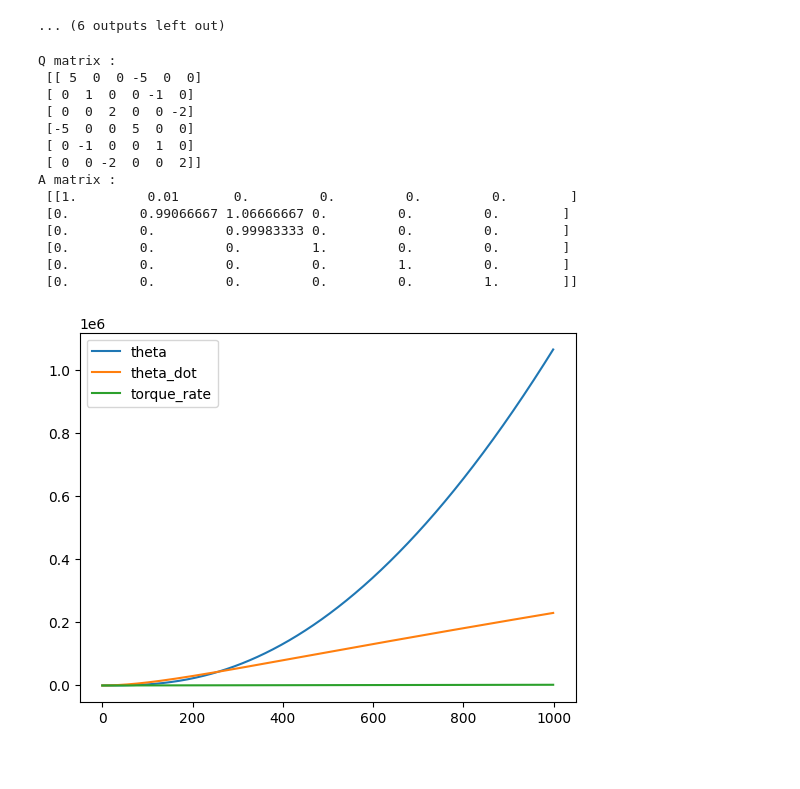
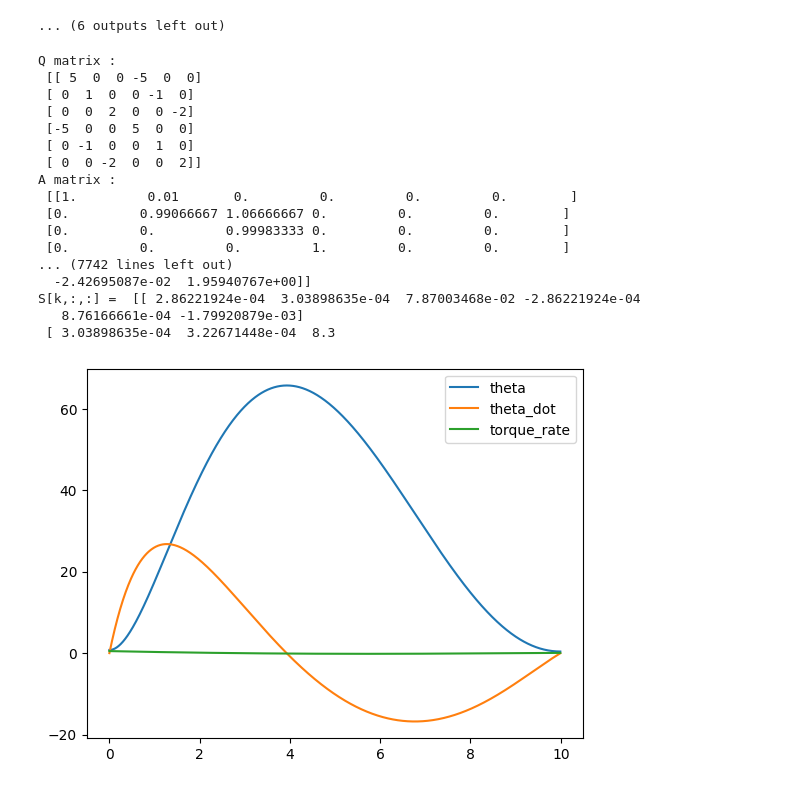
Before and after one commit to AcaAac/Neuroscience-EPL, a Jupyter notebook: Project_1_Stochastic_Optimal_Control_V2.ipynb, the cells around one changed output. Saved outputs shown, nothing was run; the diff lists cells and outputs as text; code cells hidden in the pictures.

Commit message:
one joint theta

```diff
--- a/Project_1_Stochastic_Optimal_Control_V2.ipynb
+++ b/Project_1_Stochastic_Optimal_Control_V2.ipynb
@@ -203,66 +203,73 @@ T = 0.5
 dt = 0.01
 
 Qk = np.zeros((6,6))
-R = 1
+R = 0.0001
 # weight matrix for one joint
 Q = np.array([5,0,0,-5,0,0,0,1,0,0,-1,0,0,0,2,0,0,-2,-5,0,0,5,0,0,0,-1,0,0,1,0,0,0,-2,0,0,2]).reshape((6,6))
 print("Q matrix : ","\n",Q)
 # since the target is static
 A = np.array([1,dt,0,0,0,0,0,1 - (dt * G/I),1 + dt/I,0,0,0,0,0,1 - dt/tau,0,0,0,
               0,0,0,1,0,0,0,0,0,0,1,0,0,0,0,0,0,1]).reshape((6,6))
-B = np.array([0,0,(dt/tau),1,0,0]).reshape(6,1)
+B = np.array([0,0,(dt/tau),0,0,0]).reshape(6,1)
 print("A matrix : ","\n",A)
 # amount of matrices = amount of time steps
 N = 1000
-S = np.zeros((6,6,N))
-S[:,:, N - 1] = Q
-L = np.zeros((1,6,N))  # Changed L to a 2D array
-
+S = np.zeros((N,6,6))
+S[N-1,:,:] = Q
+L = np.zeros((N,1,6))  # Changed L to a 2D array
+print("FLAG")
 # backward pass
-for k in range(0, N - 1, -1):
-    temp_1 = np.linalg.inv(R + np.matmul(np.matmul(B.T, S[:,:,k + 1]), B))
-    temp_2 = np.matmul(np.matmul(B.T, S[:,:,k + 1]), A)
-    L[:,:,k] = temp_1 * temp_2
-    S[:,:,k] = Qk + np.matmul(np.matmul(A.T, S[:,:,k + 1]), A) - np.matmul(np.matmul(A.T, S[:,:,k + 1]), B) * L[:,:,k]
+for k in range(N-1,0, -1):
+    # print("K = ", k)
+    print("S[k,:,:] = ", S[k,:,:])
+    temp_1 = np.linalg.inv(R + B.T @ S[k,:,:] @ B)
+    temp_2 = B.T @ S[k,:,:] @ A
+    L[k - 1,:,:] = temp_1 @ temp_2
+    S[k - 1,:,:] = Qk + (A.T @ S[k,:,:] @ A) - (A.T @ S[k,:,:] @ B) * L[k - 1,:,:]
 
 # forward pass
 # are the "A" and "B" matrices correctly built?
 approx_theta = np.pi / 2
-x = np.zeros((6,1,N))
-x[:,:,0] = np.array([theta,theta_dot, T, np.pi/2, 0, 0.5]).reshape((6,1))
+x = np.zeros((N,6,1))
+x[0,:,:] = np.array([theta,theta_dot, T, np.pi/8, 0, 0.5]).reshape((6,1))
 timesteps = N
 # noise variable
 # time seed
 np.random.seed(5)
 w = np.random.normal(0, 1, (6,1))
+
 theta_values = []
 theta_dot_values = []
 torque_rate_values = []
 time_values = []
 
 for i in range(0, timesteps - 1):
-    x[:,:,i+1] = (A - B @ L[:,:,i]) @ x[:,:,i] + w
+    x[i + 1,:,:] = (A - B @ L[i,:,:]) @ x[i,:,:]
+    print("x[i+1] = ", x[i+1,:,:])
 
 
-x_axis = np.arange(0, timesteps)
-plt.plot(x_axis, x[0,0,:], label='theta')
-plt.plot(x_axis, x[1,0,:], label='theta_dot')
-plt.plot(x_axis, x[2,0,:], label='torque_rate')
+x_axis = np.arange(0, 10, dt)
+plt.plot(x_axis, x[:,0,0], label = "theta")
+plt.plot(x_axis, x[:,1,0], label = "theta_dot")
+plt.plot(x_axis, x[:,2,0], label = "torque_rate")
 plt.legend()
 plt.show()
 # %% [output]
 Q matrix :
  [[ 5  0  0 -5  0  0]
  [ 0  1  0  0 -1  0]
  [ 0  0  2  0  0 -2]
  [-5  0  0  5  0  0]
  [ 0 -1  0  0  1  0]
  [ 0  0 -2  0  0  2]]
 A matrix :
  [[1.         0.01       0.         0.         0.         0.        ]
  [0.         0.99066667 1.06666667 0.         0.         0.        ]
  [0.         0.         0.99983333 0.         0.         0.        ]
  [0.         0.         0.         1.         0.         0.        ]
- [0.         0.         0.         0.         1.         0.        ]
- [0.         0.         0.         0.         0.         1.        ]]
+... (7742 lines left out)
+  -2.42695087e-02  1.95940767e+00]]
+S[k,:,:] =  [[ 2.86221924e-04  3.03898635e-04  7.87003468e-02 -2.86221924e-04
+   8.76166661e-04 -1.79920879e-03]
+ [ 3.03898635e-04  3.22671448e-04  8.3
-[figure, old version]
+[figure, new version]
```
